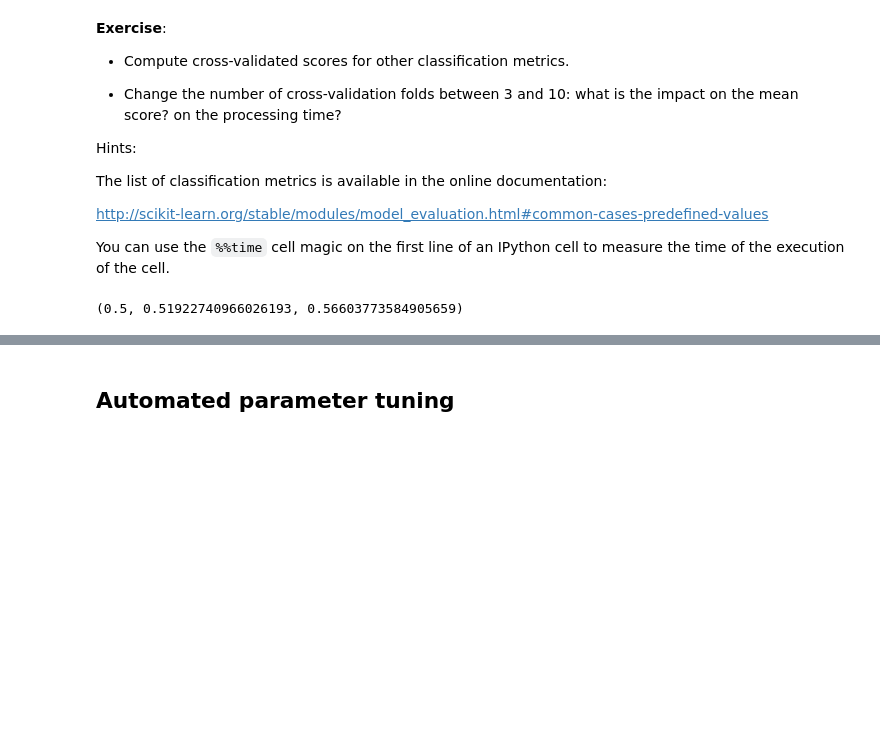
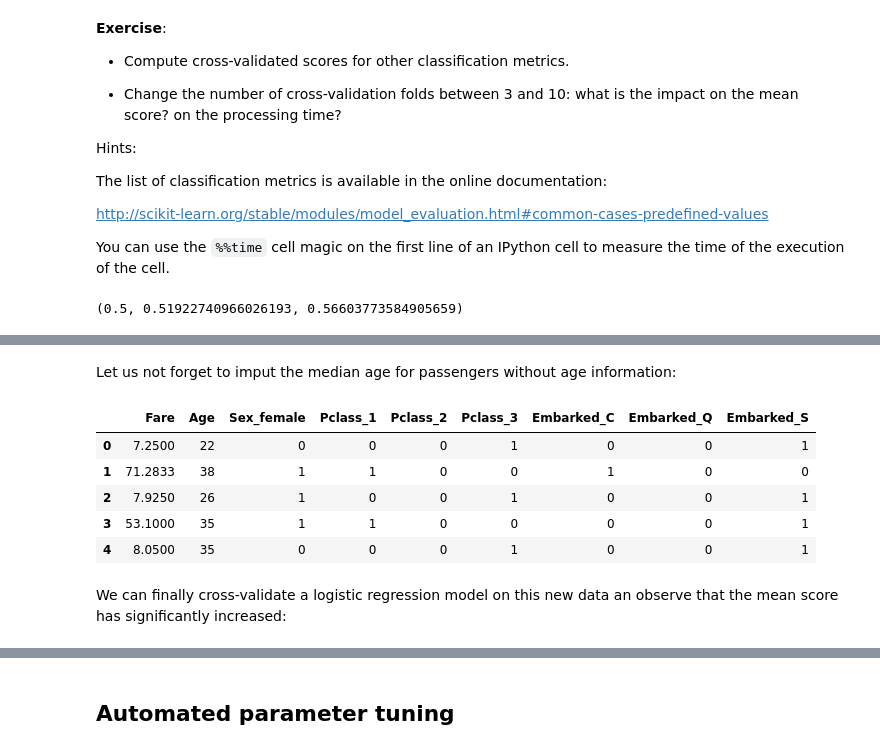
Before and after one commit to ogrisel/parallel_ml_tutorial, a Jupyter notebook: solutions/01 - An Introduction to Predictive Modeling in Python.ipynb, the cells around one changed output, grey strips where cells are left out. Drawn from its saved outputs; the diff is of its cells as text; code cells hidden in the pictures; blank space fills up the shorter version.

```diff
--- a/solutions/01 - An Introduction to Predictive Modeling in Python.ipynb
+++ b/solutions/01 - An Introduction to Predictive Modeling in Python.ipynb
@@ -419,0 +475,14 @@ Wall time: 27.5 ms
+# %% [markdown]
+Let us not forget to imput the median age for passengers without age information:
+# %%
+rich_features_final = features.fillna(features.dropna().median())
+rich_features_final.head(5)
+# %% [output]
+|  | Fare | Age | Sex_female | Pclass_1 | Pclass_2 | Pclass_3 | Embarked_C | Embarked_Q | Embarked_S |
+| 0 | 7.2500 | 22 | 0 | 0 | 0 | 1 | 0 | 0 | 1 |
+| 1 | 71.2833 | 38 | 1 | 1 | 0 | 0 | 1 | 0 | 0 |
+| 2 | 7.9250 | 26 | 1 | 0 | 0 | 1 | 0 | 0 | 1 |
+| 3 | 53.1000 | 35 | 1 | 1 | 0 | 0 | 0 | 0 | 1 |
+| 4 | 8.0500 | 35 | 0 | 0 | 0 | 1 | 0 | 0 | 1 |
+# %% [markdown]
+We can finally cross-validate a logistic regression model on this new data an observe that the mean score has significantly increased:
```
Also changed, not shown: parts of 42 cells of this notebook.
